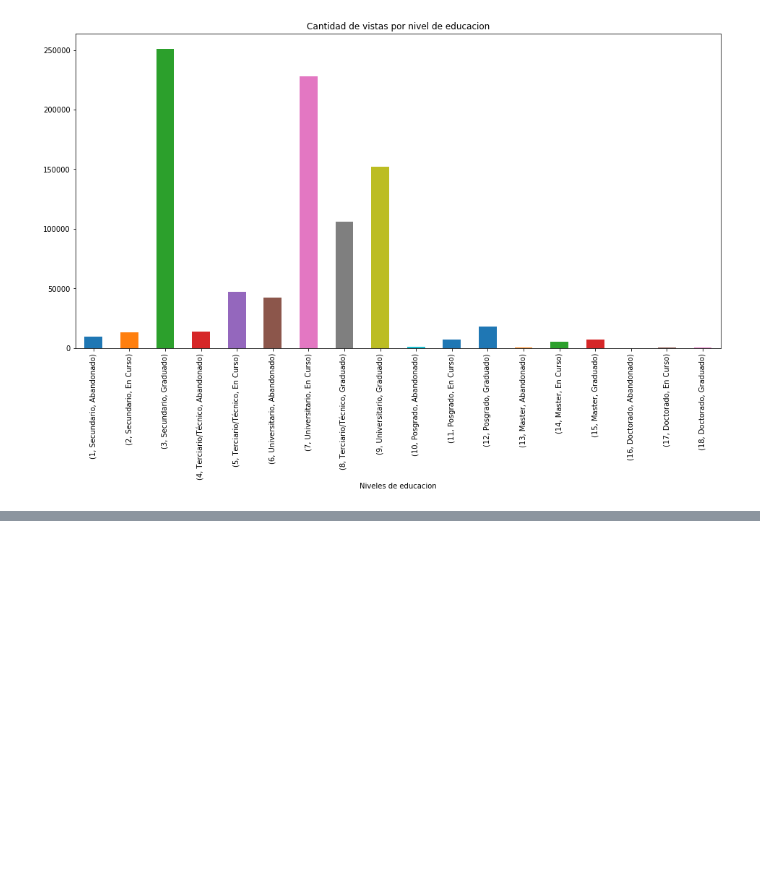
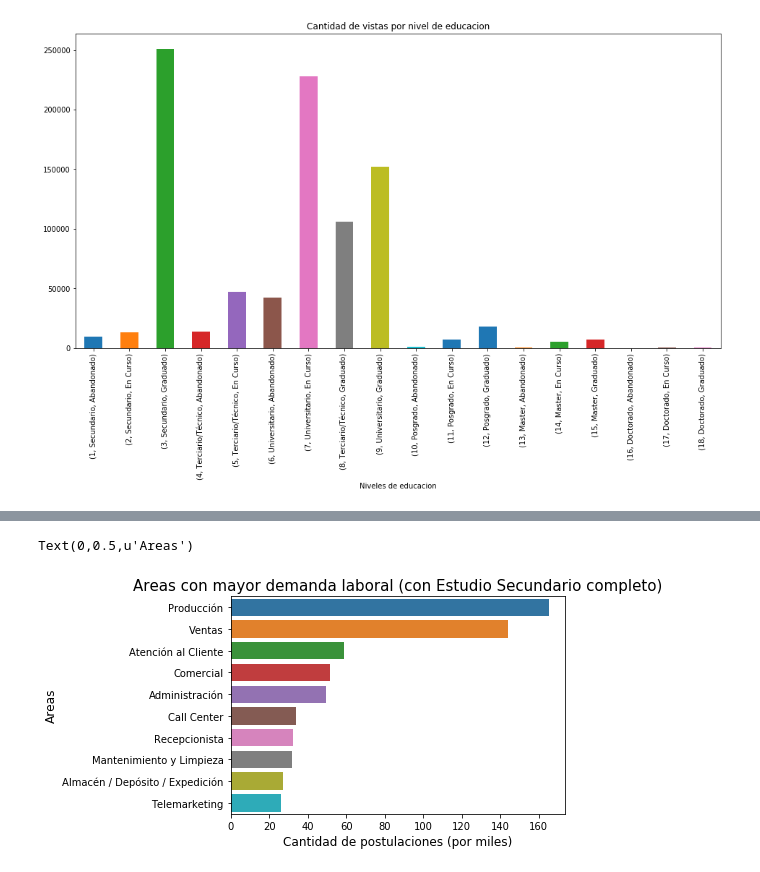
Before and after one commit to NayShine/7506-Grupo35, a Jupyter notebook: Finger 1.ipynb, the cells around one changed output, grey strips where cells are left out. Saved outputs shown, nothing was run; the diff lists cells and outputs as text; code cells hidden in the pictures; blank space fills up the shorter version.

```diff
--- a/Finger 1.ipynb
+++ b/Finger 1.ipynb
@@ -283,0 +316,9 @@ Text(0.5,0,u'Niveles de educacion')
+# %%
+postulaciones_con_secundario = pd.merge(con_secundario, ade, on='idaviso')
+g = sns.barplot(x=postulaciones_con_secundario["nombre_area"].value_counts().head(10) / 1000, y=postulaciones_con_secundario["nombre_area"].value_counts().head(10).index, orient='h')
+g.set_title("Areas con mayor demanda laboral (con Estudio Secundario completo)", fontsize=15)
+g.set_xlabel("Cantidad de postulaciones (por miles)", fontsize=12)
+g.set_ylabel("Areas", fontsize=12)
+# %% [output]
+Text(0,0.5,u'Areas')
+[figure, added]
```
Also changed, not shown: parts of 21 cells of this notebook.
